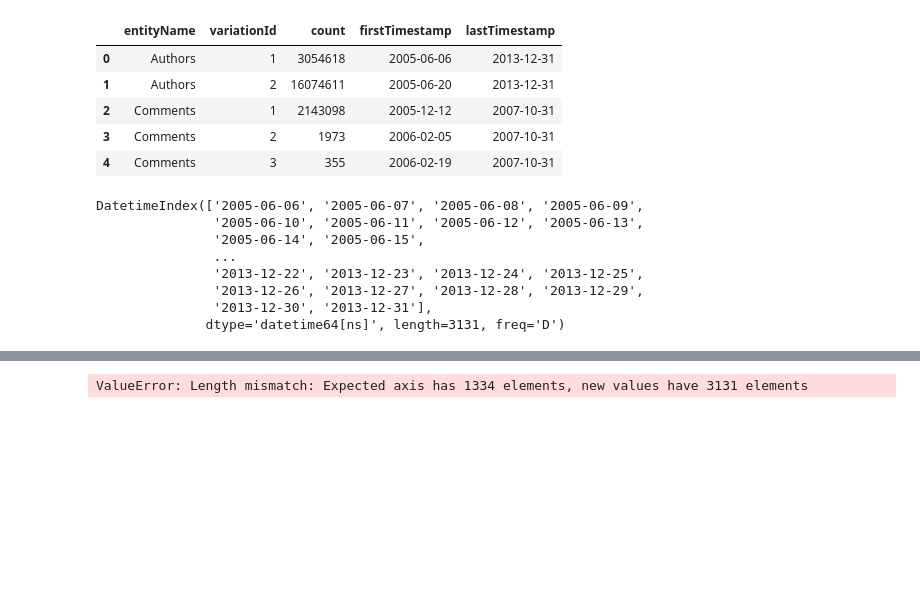
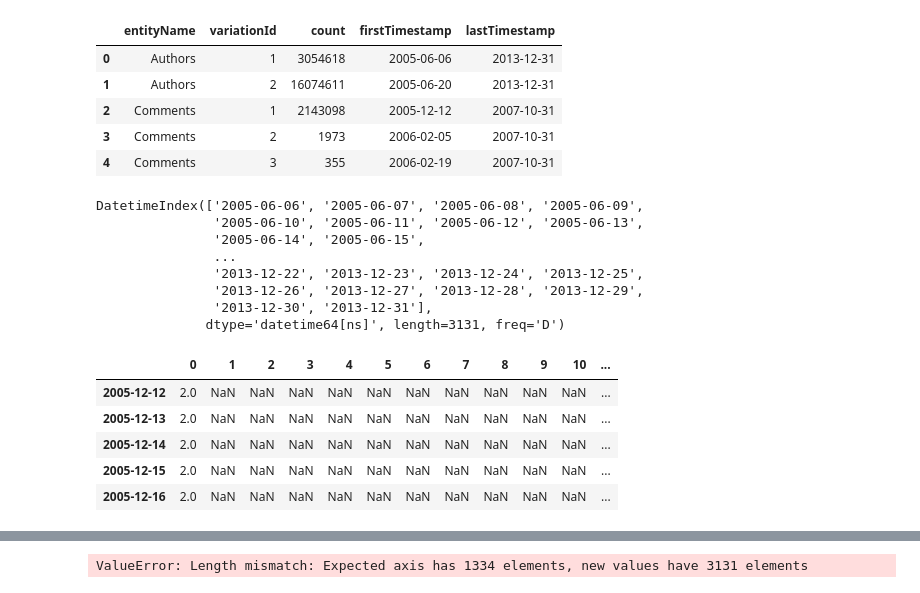
Before and after one commit to catedrasaes-umu/NoSQLDataEngineering, a Jupyter notebook: projects/es.um.nosql.s13e.evolution/python/src/main.ipynb, the cells around one changed output, grey strips where cells are left out. Drawn from its saved outputs; the diff is of its cells as text; code cells hidden in the pictures; blank space fills up the shorter version.

```diff
--- a/projects/es.um.nosql.s13e.evolution/python/src/main.ipynb
+++ b/projects/es.um.nosql.s13e.evolution/python/src/main.ipynb
@@ -60,3 +60,20 @@ DatetimeIndex(['2005-06-06', '2005-06-07', '2005-06-08', '2005-06-09',
                '2013-12-26', '2013-12-27', '2013-12-28', '2013-12-29',
                '2013-12-30', '2013-12-31'],
               dtype='datetime64[ns]', length=3131, freq='D')
+# %%
+opd = pd.concat(
+    [pd.Series(i, q) for i,q in rpd[rpd.entityName == "Comments"]['timespan'].iteritems()],
+#    [pd.Series(1,
+#                           pd.date_range(rpd.firstTimestamp.min(),rpd.lastTimestamp.max()),
+#                           name="Comments_1"
+#                          )],
+    axis=1)
+#opd.set_index(timespanIndex)
+opd.head()
+# %% [output]
+|  | 0 | 1 | 2 | 3 | 4 | 5 | 6 | 7 | 8 | 9 | 10 | ... |
+| 2005-12-12 | 2.0 | NaN | NaN | NaN | NaN | NaN | NaN | NaN | NaN | NaN | NaN | ... |
+| 2005-12-13 | 2.0 | NaN | NaN | NaN | NaN | NaN | NaN | NaN | NaN | NaN | NaN | ... |
+| 2005-12-14 | 2.0 | NaN | NaN | NaN | NaN | NaN | NaN | NaN | NaN | NaN | NaN | ... |
+| 2005-12-15 | 2.0 | NaN | NaN | NaN | NaN | NaN | NaN | NaN | NaN | NaN | NaN | ... |
+| 2005-12-16 | 2.0 | NaN | NaN | NaN | NaN | NaN | NaN | NaN | NaN | NaN | NaN | ... |
```
Also changed, not shown: parts of 2 cells of this notebook.
